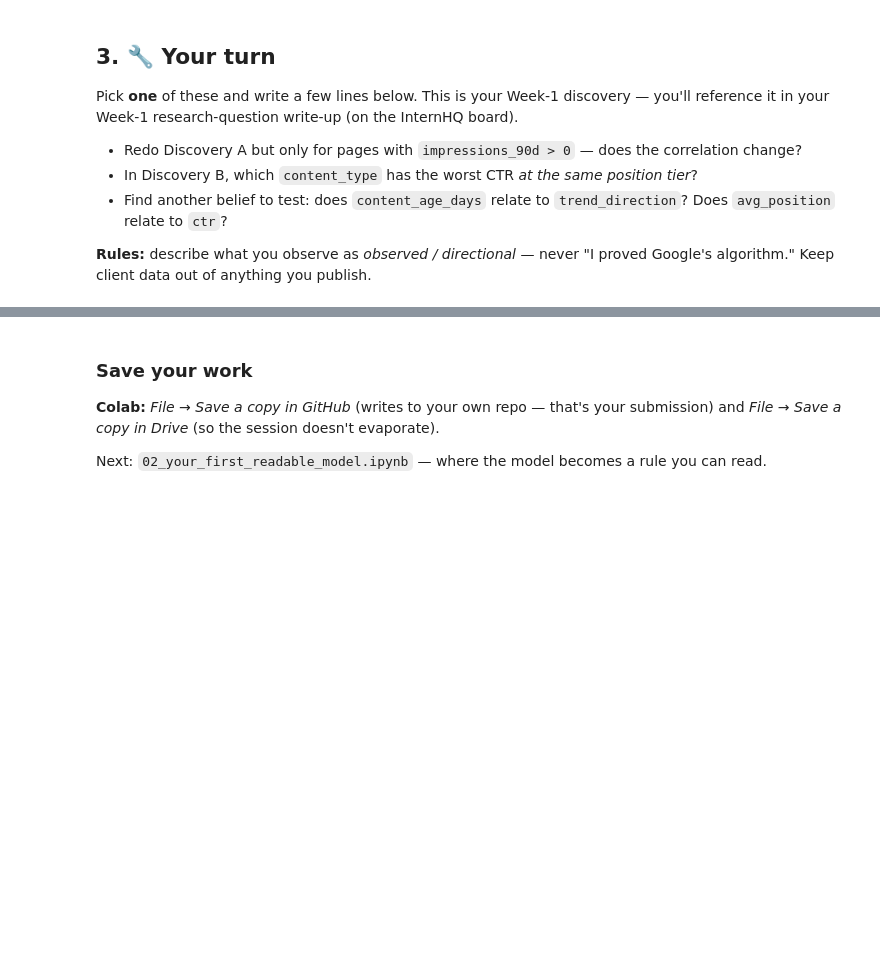
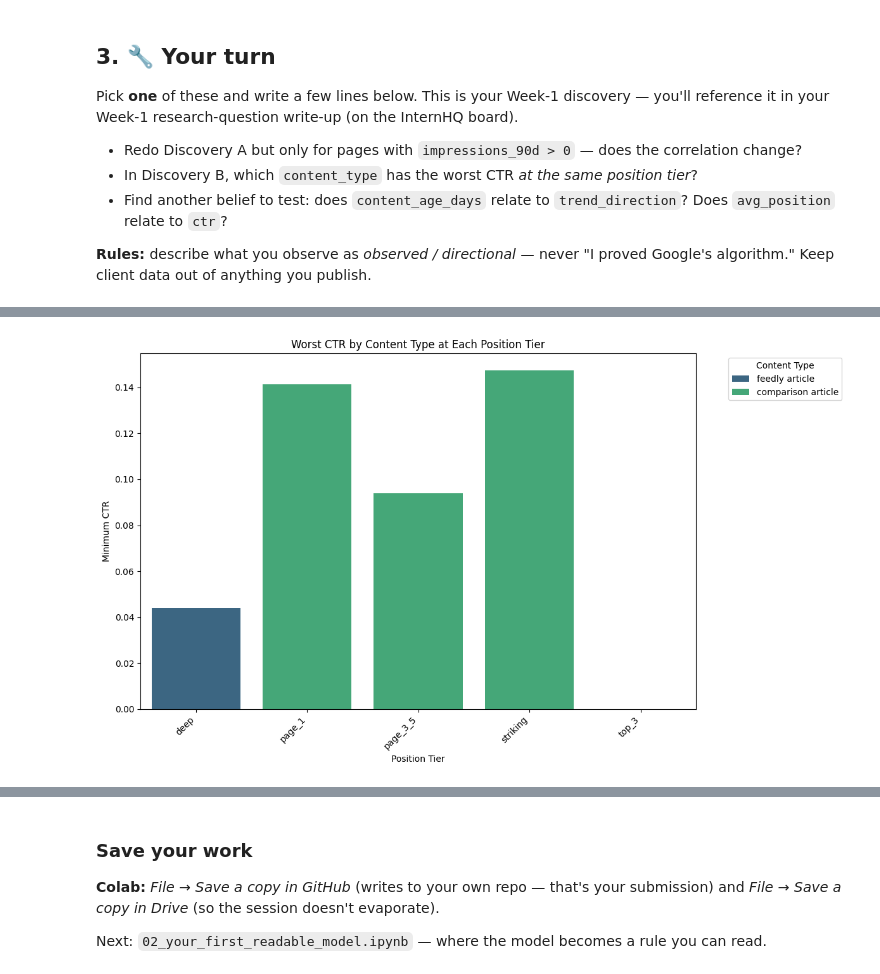
Before and after one commit to cokezero20/FlyRank_AI_ML_Internship_NATIVIDAD, a Jupyter notebook: notebooks/01_first_look_and_discovery.ipynb, the cells around one changed output, grey strips where cells are left out. Cells and saved outputs as stored; diff of their text form; code cells hidden in the pictures; blank space fills up the shorter version.

```diff
--- a/notebooks/01_first_look_and_discovery.ipynb
+++ b/notebooks/01_first_look_and_discovery.ipynb
@@ -103,0 +194,22 @@ Pick **one** of these and write a few lines below. This is your Week-1 discovery
+# %%
+import matplotlib.pyplot as plt
+import seaborn as sns
+
+# Create a DataFrame for plotting only the minimum CTR values
+plot_df = pd.DataFrame({
+    'position_tier': worst_ctr_content_by_pos.index,
+    'content_type': [ct[1] for ct in worst_ctr_content_by_pos.values],
+    'min_ctr': min_ctr_values_by_pos.values
+})
+
+plt.figure(figsize=(12, 7))
+sns.barplot(x='position_tier', y='min_ctr', hue='content_type', data=plot_df, palette='viridis')
+plt.title('Worst CTR by Content Type at Each Position Tier')
+plt.xlabel('Position Tier')
+plt.ylabel('Minimum CTR')
+plt.xticks(rotation=45, ha='right')
+plt.legend(title='Content Type', bbox_to_anchor=(1.05, 1), loc='upper left')
+plt.tight_layout()
+plt.show()
+# %% [output]
+[figure, added]
```
Also changed, not shown: parts of 10 cells of this notebook.
